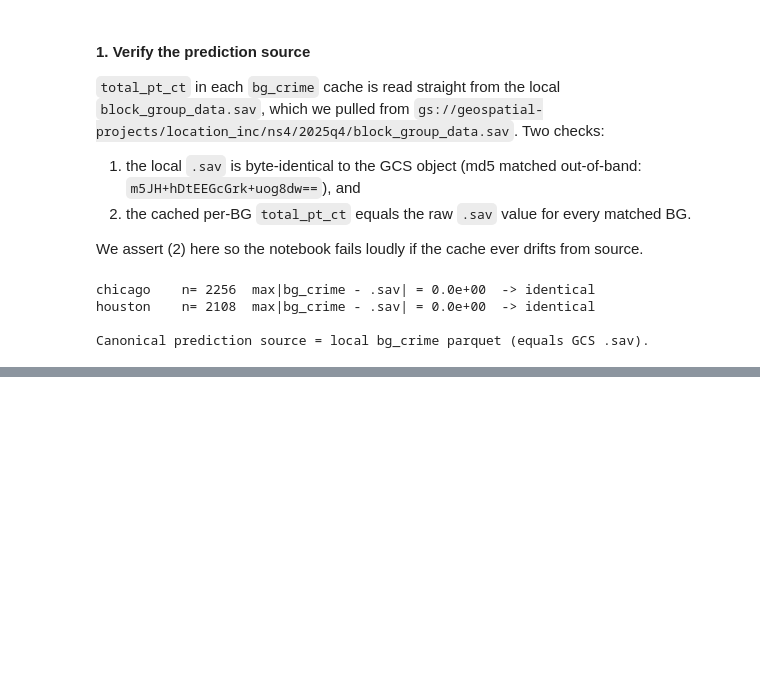
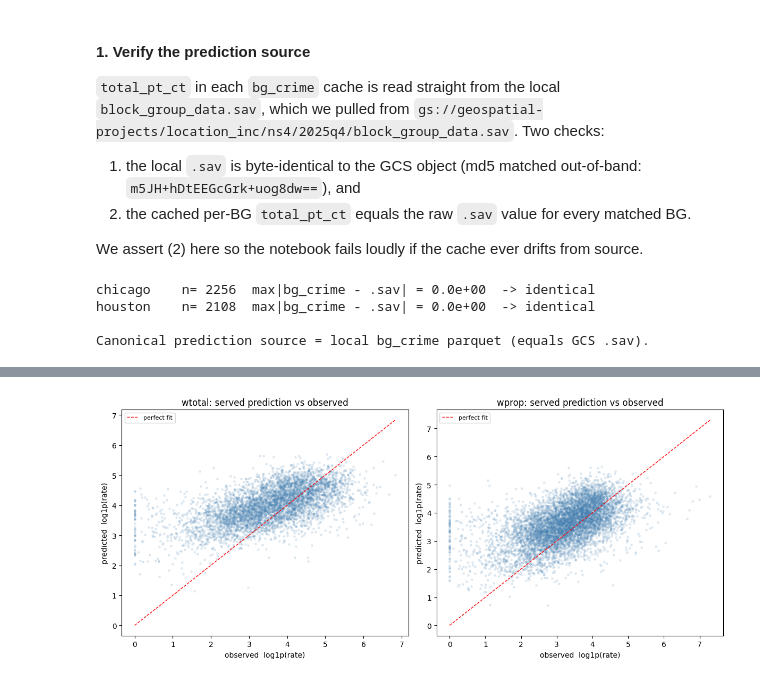
Before and after one commit to eprashar-clgx/crime-idx-2026, a Jupyter notebook: notebooks/regression_modelling/models/04_bg_comparison.ipynb, the cells around one changed output, grey strips where cells are left out. Saved outputs shown, nothing was run; the diff lists cells and outputs as text; code cells hidden in the pictures; blank space fills up the shorter version.

```diff
--- a/notebooks/regression_modelling/models/04_bg_comparison.ipynb
+++ b/notebooks/regression_modelling/models/04_bg_comparison.ipynb
@@ -424,14 +136,0 @@ plt.tight_layout(); plt.show()
-# %%
-# Small-multiple scatter: within-city predicted vs observed (log-log), 45 line.
-# Points smear vertically -> observed fans out while prediction barely moves.
-fig, axes = plt.subplots(1, len(CITIES), figsize=(4 * len(CITIES), 4), sharex=True, sharey=True)
-for ax, city in zip(axes, CITIES):
-    g = panel[panel.city == city]
-    ax.scatter(g.lpred, g.lobs, s=6, alpha=0.25)
-    lim = [0, max(panel.lpred.max(), panel.lobs.max()) * 1.02]
-    ax.plot(lim, lim, "--", color="grey", lw=1)
-    ax.set(title=f"{city}\n(rho={diag.loc[city,'spearman']:.2f}, "
-                 f"compress {diag.loc[city,'compression_x']:.1f}x)",
-           xlabel="log1p predicted")
-axes[0].set_ylabel("log1p observed")
-plt.tight_layout(); plt.show()
@@ -461,0 +210,15 @@ objective is the within-city variation the current model leaves on the table.
+# %%
+def per_city(category, panel):
+    rows = []
+    for c, g in panel.groupby("city"):
+        y, yhat = g.lobs, g.lpred
+        r2 = 1 - ((y - yhat) ** 2).sum() / ((y - y.mean()) ** 2).sum()
+        rows.append({"city": c, "n_bg": len(g),
+                     "R2_oos": round(float(r2), 3),
+                     "corr2": round(float(np.corrcoef(y, yhat)[0, 1] ** 2), 3)})
+    return pd.DataFrame(rows).sort_values("R2_oos").reset_index(drop=True)
+
+for k, p in panels.items():
+    print(f"=== {k} / {p.city.nunique()} cities (worst fit first) ===")
+    print(per_city(k, p).to_string(index=False))
+    print()
@@ -461,0 +245,15 @@ objective is the within-city variation the current model leaves on the table.
+# %%
+fig, axes = plt.subplots(1, 2, figsize=(12, 5.2))
+for ax, (k, p) in zip(axes, panels.items()):
+    ax.scatter(p.lobs, p.lpred, s=6, alpha=0.12, color="steelblue")
+    lo = float(min(p.lobs.min(), p.lpred.min()))
+    hi = float(max(p.lobs.max(), p.lpred.max()))
+    ax.plot([lo, hi], [lo, hi], "r--", lw=1, label="perfect fit")
+    ax.set_title(f"{k}: served prediction vs observed")
+    ax.set_xlabel("observed  log1p(rate)")
+    ax.set_ylabel("predicted  log1p(rate)")
+    ax.legend(loc="upper left", fontsize=8)
+fig.tight_layout()
+plt.show()
+# %% [output]
+[figure, added]
```
Also changed, not shown: parts of 29 cells of this notebook, 1 other file.
